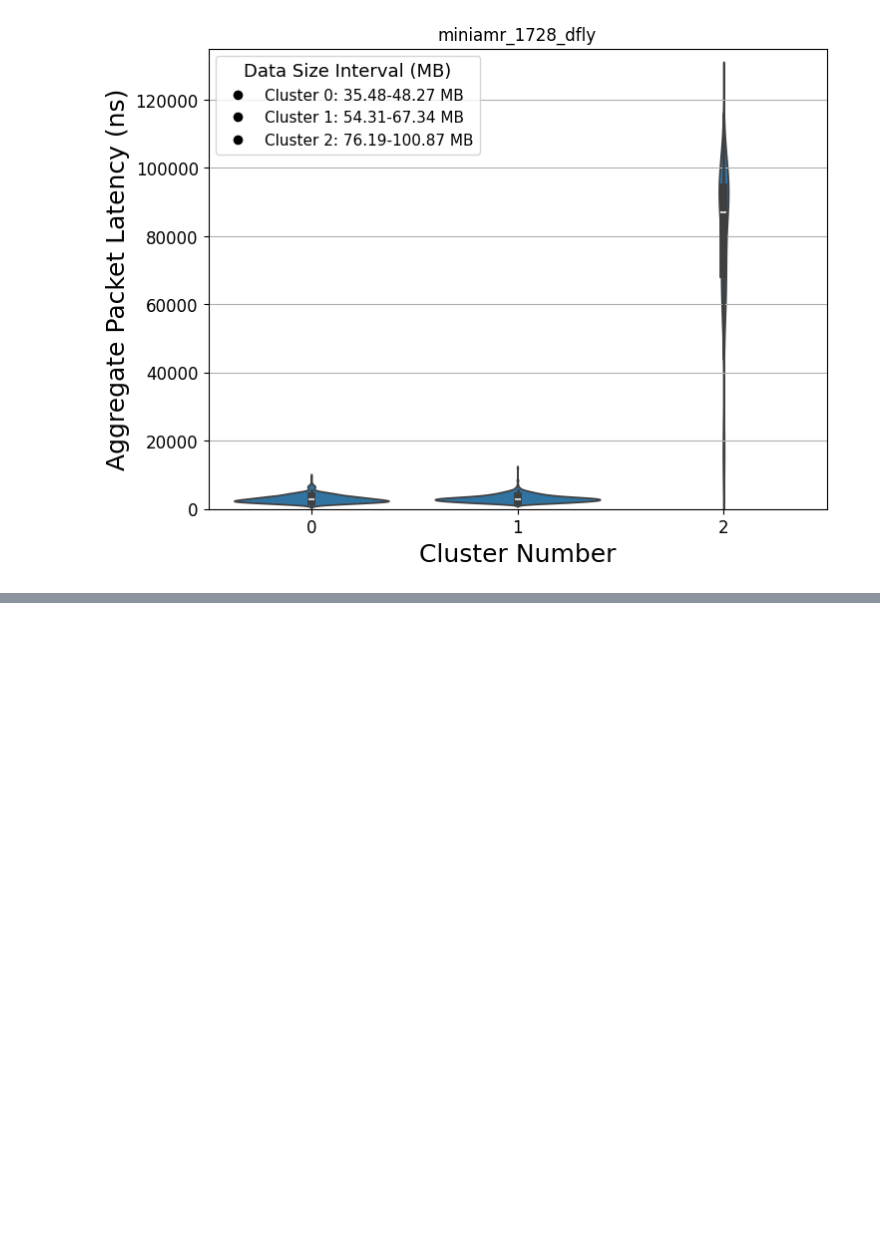
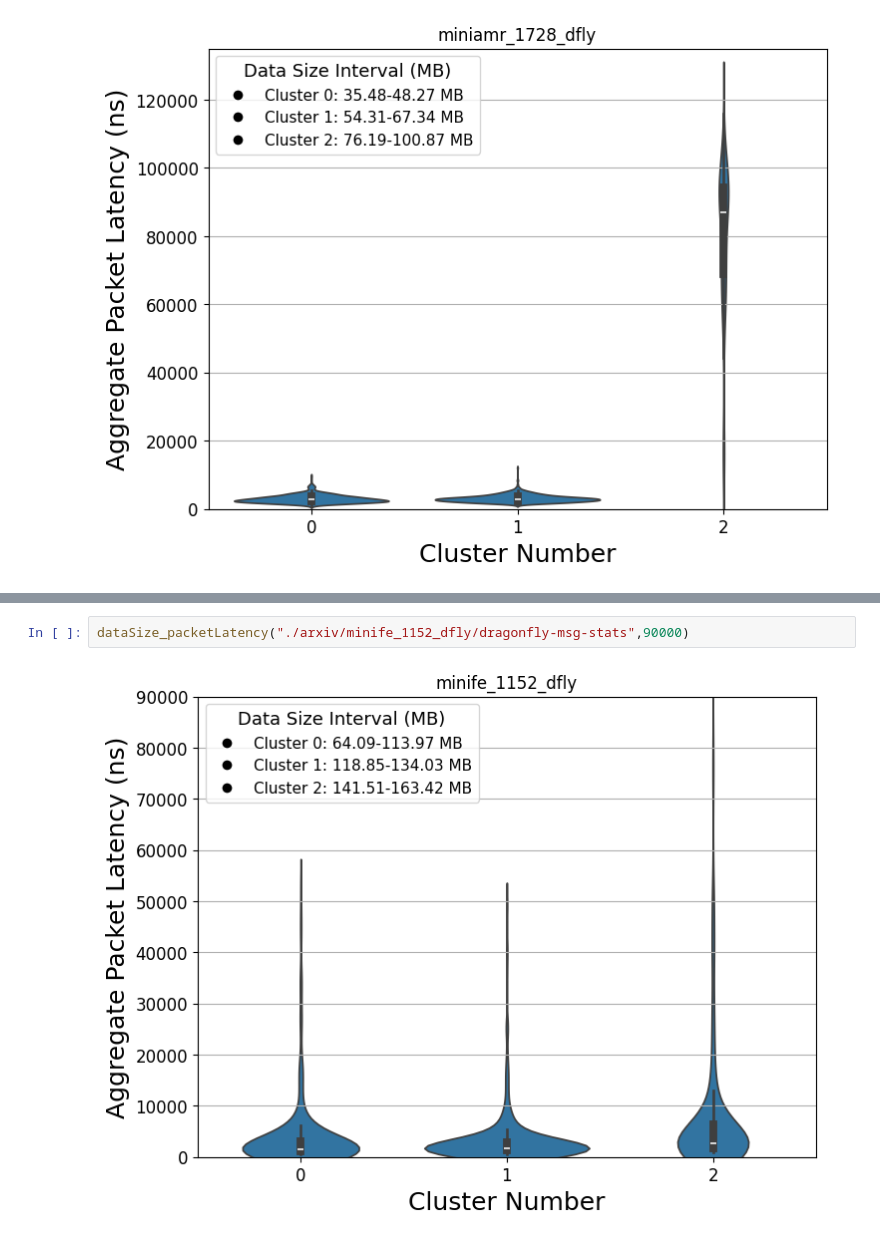
Before and after one commit to zzheng33/cs550, a Jupyter notebook: run/plot.ipynb, the cells around one changed output, grey strips where cells are left out. Saved outputs shown, nothing was run; the diff lists cells and outputs as text; blank space fills up the shorter version.

```diff
--- a/run/plot.ipynb
+++ b/run/plot.ipynb
@@ -99,0 +100,4 @@ dataSize_packetLatency("./arxiv/minife_144_dfly/dragonfly-msg-stats",45000)
+# %%
+dataSize_packetLatency("./arxiv/minife_1152_dfly/dragonfly-msg-stats",90000)
+# %% [output]
+[figure, added]
```
Also changed, not shown: parts of 2 cells of this notebook, 14 other files.
